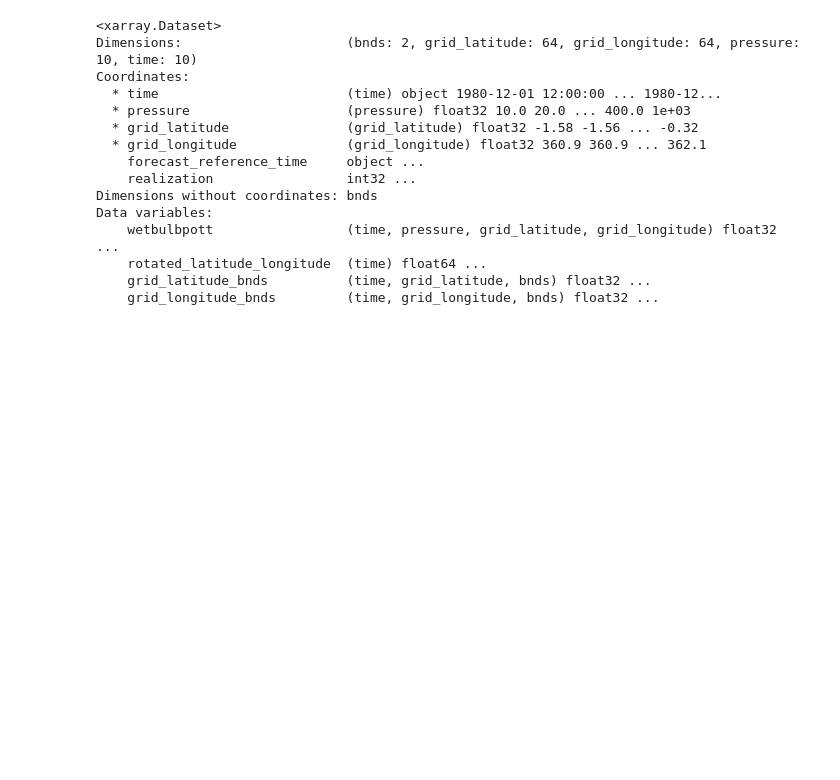
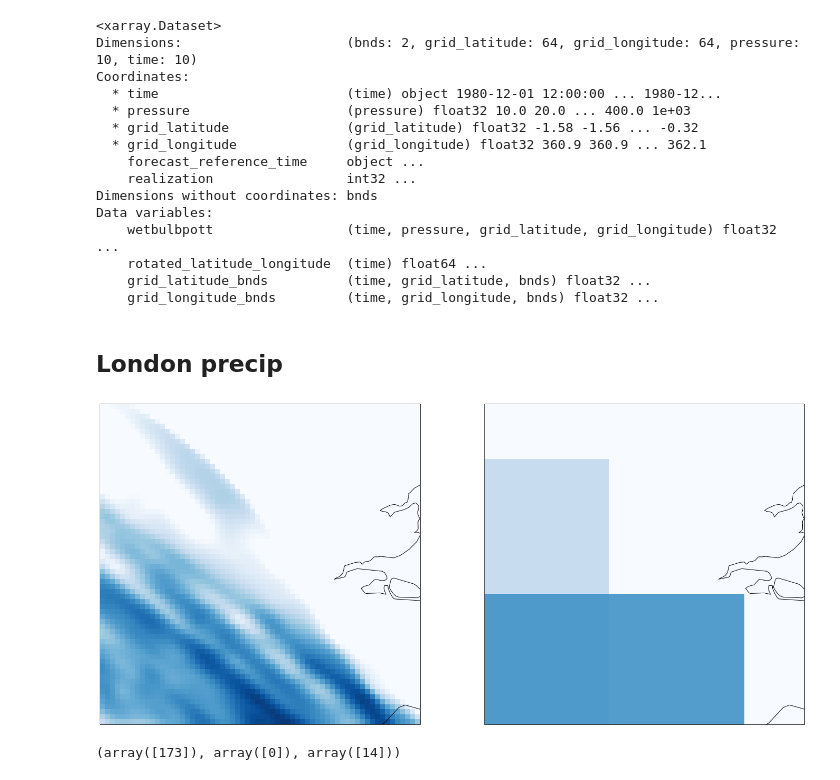
Before and after one commit to henryaddison/ml-downscaling-emulation, a Jupyter notebook: notebooks/exploration/moose data.ipynb, the cells around one changed output. Cells and saved outputs as stored; diff of their text form; code cells hidden in the pictures; blank space fills up the shorter version.

```diff
--- a/notebooks/exploration/moose data.ipynb
+++ b/notebooks/exploration/moose data.ipynb
@@ -288,3 +289,31 @@ Data variables:
     rotated_latitude_longitude  (time) float64 ...
     grid_latitude_bnds          (time, grid_latitude, bnds) float32 ...
     grid_longitude_bnds         (time, grid_longitude, bnds) float32 ...
+# %% [markdown]
+## London precip
+# %%
+pr_ds = xr.open_dataset(Path(os.getenv("HOME"))/"cdt"/"summer"/"derived_data"/"moose"/"london"/"2.2km"/"rcp85"/"01"/"pr"/"day"/"pr_rcp85_land-cpm_london_2.2km_01_day_19801201-19811130.nc")
+pr27x_ds = xr.open_dataset(Path(os.getenv("HOME"))/"cdt"/"summer"/"derived_data"/"moose"/"london"/"2.2km-coarsened-27x"/"rcp85"/"01"/"pr"/"day"/"pr_rcp85_land-cpm_london_2.2km-coarsened-27x_01_day_19801201-19811130.nc")
+# %%
+vmin=0.00001
+vmax=0.00012
+
+fig, axes = plt.subplots(1, 2, figsize=(24, 12), subplot_kw={'projection': cp_model_rotated_pole})
+
+ax = axes[0]
+ax.coastlines()
+pr_ds.isel(time=165)["pr"].plot(ax=ax, cmap='Blues', vmin=vmin, vmax=vmax, norm=matplotlib.colors.LogNorm(), add_colorbar=False)
+ax.set_title("")#("2.2km resolution precipitation over London")
+
+ax = axes[1]
+ax.coastlines()
+pr27x_ds.isel(time=165)["pr"].plot(ax=ax, cmap='Blues', vmin=vmin, vmax=vmax, norm=matplotlib.colors.LogNorm(), add_colorbar=False)
+ax.set_title("")#("Precipitation over London coarsened to match 60km resolution of the UKCP18 global model")
+
+plt.show()
+# %% [output]
+[figure, added]
+# %%
+np.where(pr_ds.pr.values == pr_ds.pr.max().values)
+# %% [output]
+(array([173]), array([0]), array([14]))
```
Also changed, not shown: parts of 1 cell of this notebook, 3 other files.
